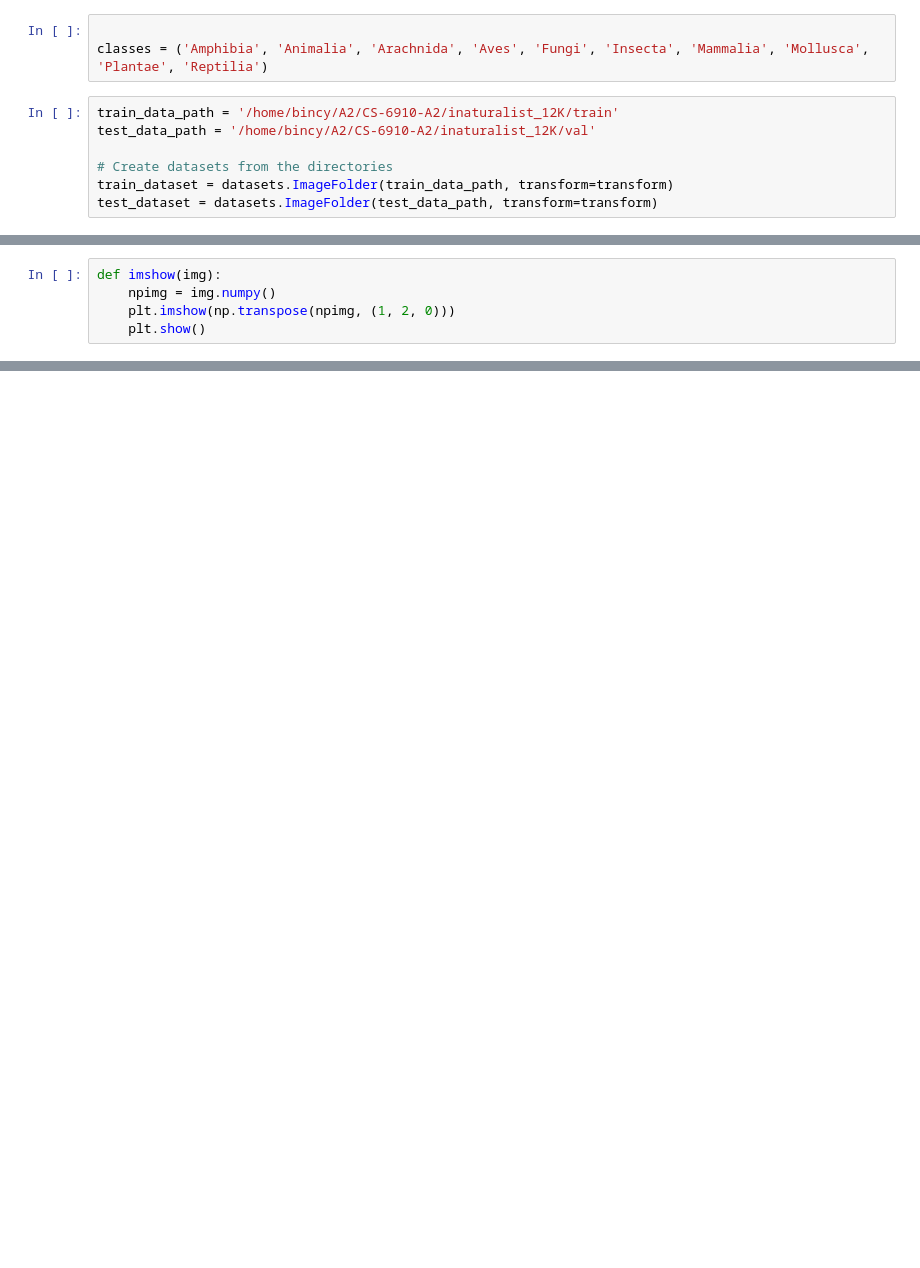
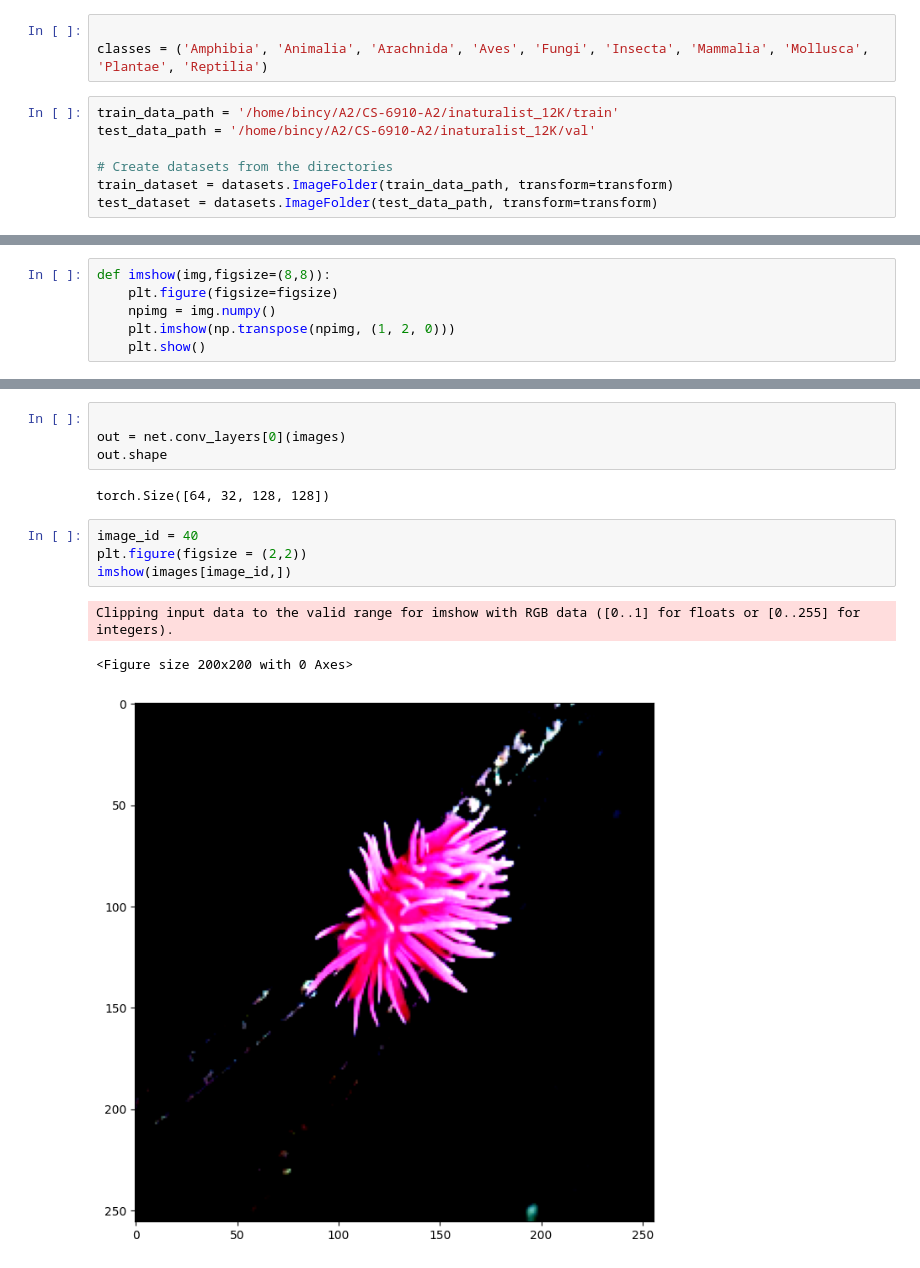
Before and after one commit to tamanbodhi/CS-6910-A2, a Jupyter notebook: dataload.ipynb, the cells around one changed output, grey strips where cells are left out. Saved outputs shown, nothing was run; the diff lists cells and outputs as text; blank space fills up the shorter version.

```diff
--- a/dataload.ipynb
+++ b/dataload.ipynb
@@ -75,5 +100,6 @@ Clipping input data to the valid range for imshow with RGB data ([0..1] for floa
 # %%
-def imshow(img):
+def imshow(img,figsize=(8,8)):
+    plt.figure(figsize=figsize)
     npimg = img.numpy()
     plt.imshow(np.transpose(npimg, (1, 2, 0)))
     plt.show()
@@ -157,0 +263,14 @@ CNN(
+# %%
+
+out = net.conv_layers[0](images)
+out.shape
+# %% [output]
+torch.Size([64, 32, 128, 128])
+# %%
+image_id = 40
+plt.figure(figsize = (2,2))
+imshow(images[image_id,])
+# %% [output]
+Clipping input data to the valid range for imshow with RGB data ([0..1] for floats or [0..255] for integers).
+<Figure size 200x200 with 0 Axes>
+[figure, added]
```
Also changed, not shown: parts of 17 cells of this notebook.
